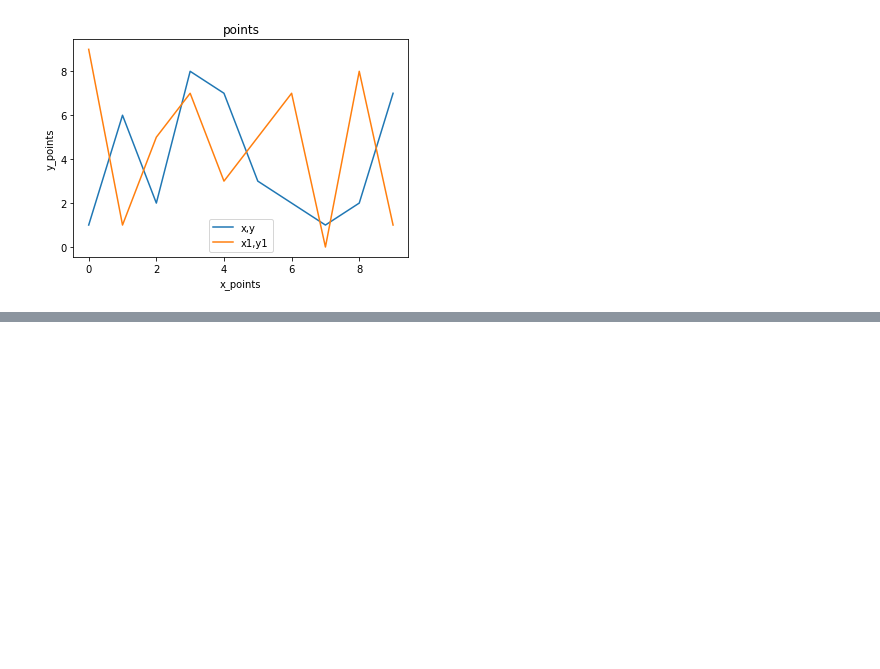
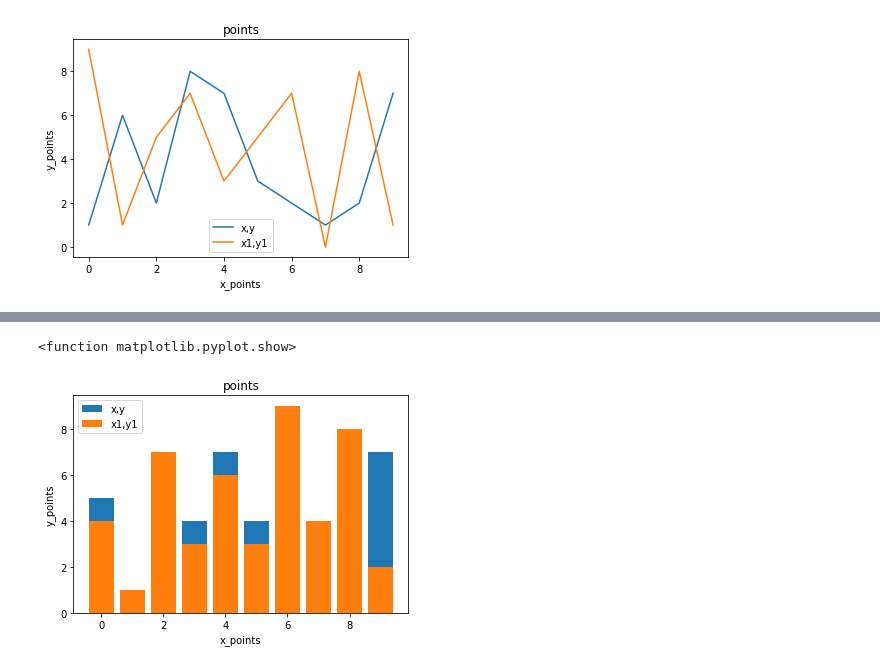
Before and after one commit to Kartik-Chaurasiya/Machine-Learning, a Jupyter notebook: Plot.ipynb, the cells around one changed output, grey strips where cells are left out. Drawn from its saved outputs; the diff is of its cells as text; code cells hidden in the pictures; blank space fills up the shorter version.

```diff
--- a/Plot.ipynb
+++ b/Plot.ipynb
@@ -153,0 +164,13 @@ plt.show
+# %%
+x,y = create_points(10)
+x1,y1 = create_points(10)
+plt.bar(x,y, label ='x,y')
+plt.bar(x1,y1, label = 'x1,y1')
+plt.xlabel('x_points')
+plt.ylabel('y_points')
+plt.title('points')
+plt.legend()
+plt.show
+# %% [output]
+<function matplotlib.pyplot.show>
+[figure, added]
```
Also changed, not shown: parts of 8 cells of this notebook.
